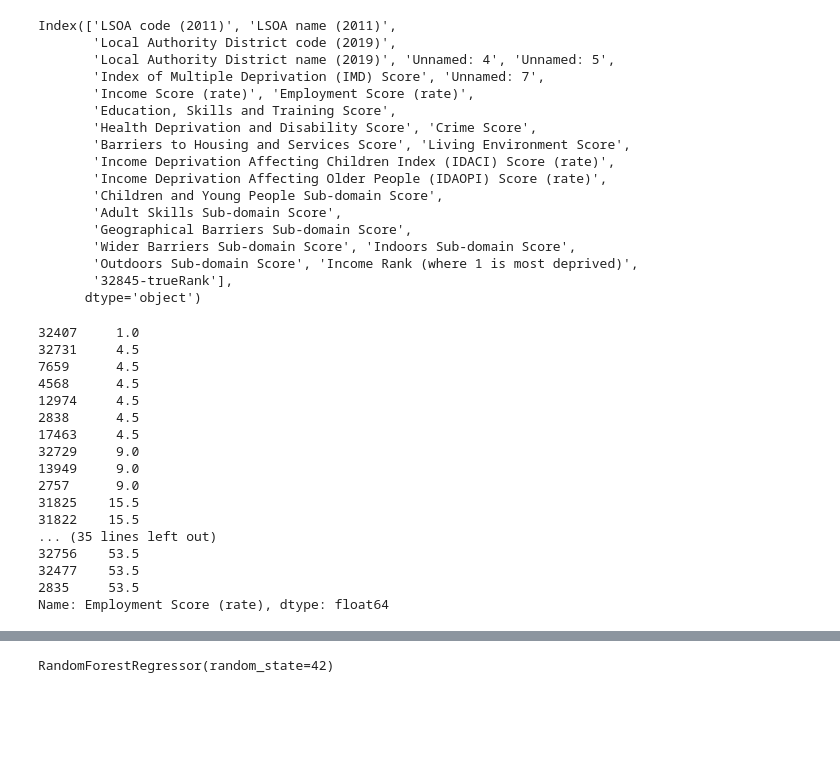
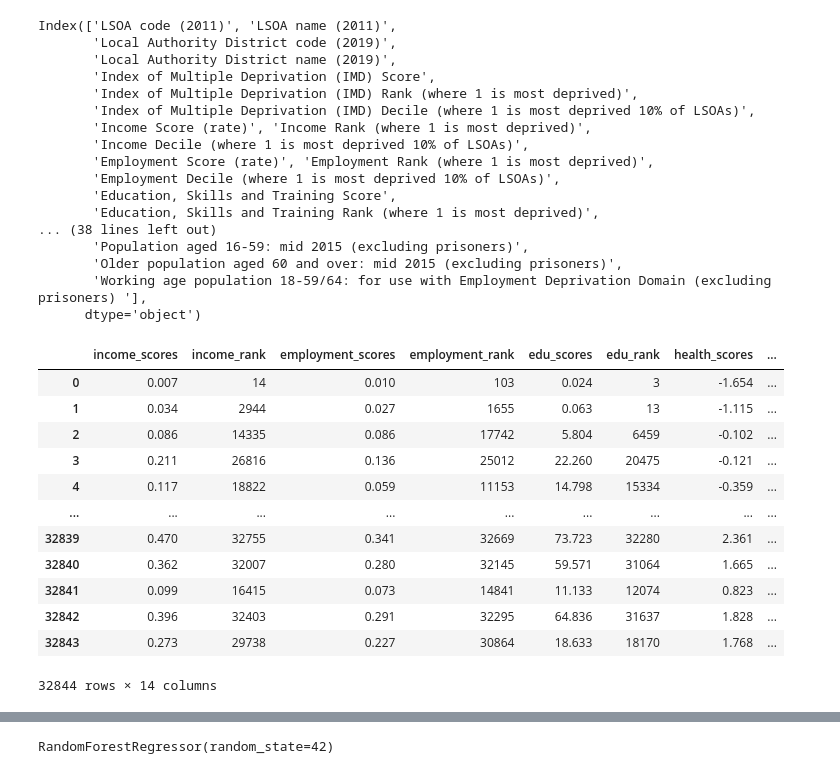
Before and after one commit to Dora-fxh/CASA_Dissertation_XiaohanFeng, a Jupyter notebook: IMD.ipynb, the cells around one changed output, grey strips where cells are left out. Saved outputs shown, nothing was run; the diff lists cells and outputs as text; code cells hidden in the pictures; blank space fills up the shorter version.

```diff
--- a/IMD.ipynb
+++ b/IMD.ipynb
@@ -15,20 +15,22 @@ IndicesPd = pd.read_excel("File_5_-_IoD2019_Scores.xlsx", sheet_name="IoD2019 Sc
+# %%
+IndicesPd=pd.read_csv("File_7_-_All_IoD2019_Scores__Ranks__Deciles_and_Population_Denominators_3.csv")
 # %%
 IndicesPd.columns
 # %% [output]
 Index(['LSOA code (2011)', 'LSOA name (2011)',
        'Local Authority District code (2019)',
-       'Local Authority District name (2019)', 'Unnamed: 4', 'Unnamed: 5',
-       'Index of Multiple Deprivation (IMD) Score', 'Unnamed: 7',
-       'Income Score (rate)', 'Employment Score (rate)',
+       'Local Authority District name (2019)',
+       'Index of Multiple Deprivation (IMD) Score',
+       'Index of Multiple Deprivation (IMD) Rank (where 1 is most deprived)',
+       'Index of Multiple Deprivation (IMD) Decile (where 1 is most deprived 10% of LSOAs)',
+       'Income Score (rate)', 'Income Rank (where 1 is most deprived)',
+       'Income Decile (where 1 is most deprived 10% of LSOAs)',
+       'Employment Score (rate)', 'Employment Rank (where 1 is most deprived)',
+       'Employment Decile (where 1 is most deprived 10% of LSOAs)',
        'Education, Skills and Training Score',
-       'Health Deprivation and Disability Score', 'Crime Score',
-       'Barriers to Housing and Services Score', 'Living Environment Score',
-       'Income Deprivation Affecting Children Index (IDACI) Score (rate)',
-       'Income Deprivation Affecting Older People (IDAOPI) Score (rate)',
-       'Children and Young People Sub-domain Score',
-       'Adult Skills Sub-domain Score',
-       'Geographical Barriers Sub-domain Score',
-       'Wider Barriers Sub-domain Score', 'Indoors Sub-domain Score',
-       'Outdoors Sub-domain Score', 'Income Rank (where 1 is most deprived)',
-       '32845-trueRank'],
+       'Education, Skills and Training Rank (where 1 is most deprived)',
+... (38 lines left out)
+       'Population aged 16-59: mid 2015 (excluding prisoners)',
+       'Older population aged 60 and over: mid 2015 (excluding prisoners)',
+       'Working age population 18-59/64: for use with Employment Deprivation Domain (excluding prisoners) '],
       dtype='object')
@@ -49,20 +37,31 @@ ranks=X.rank()
-# %%
-ranks.iloc[:,1].sort_values().head(50)
-# %% [output]
-32407     1.0
-32731     4.5
-7659      4.5
-4568      4.5
-12974     4.5
-2838      4.5
-17463     4.5
-32729     9.0
-13949     9.0
-2757      9.0
-31825    15.5
-31822    15.5
-... (35 lines left out)
-32756    53.5
-32477    53.5
-2835     53.5
-Name: Employment Score (rate), dtype: float64
+# %%
+X=pd.DataFrame()
+X['income_scores'] =IndicesPd['Income Score (rate)']
+X['income_rank'] =  32845-IndicesPd['Income Rank (where 1 is most deprived)']
+X['employment_scores'] = IndicesPd['Employment Score (rate)']
+X['employment_rank'] =  32845-IndicesPd['Employment Rank (where 1 is most deprived)']
+X['edu_scores'] = IndicesPd['Education, Skills and Training Score']
+X['edu_rank'] =  32845-IndicesPd['Education, Skills and Training Rank (where 1 is most deprived)']
+X['health_scores'] = IndicesPd['Health Deprivation and Disability Score']
+X['health_rank'] =  32845-IndicesPd['Health Deprivation and Disability Rank (where 1 is most deprived)']
+X['crime_scores'] = IndicesPd['Crime Score']
+X['crime_rank'] =  32845-IndicesPd['Crime Rank (where 1 is most deprived)']
+X['house_scores'] = IndicesPd['Barriers to Housing and Services Score']
+X['house_rank'] =  32845-IndicesPd['Barriers to Housing and Services Rank (where 1 is most deprived)']
+X['live_scores']=IndicesPd['Living Environment Score']
+X['live_rank']= 32845-IndicesPd['Living Environment Rank (where 1 is most deprived)']
+X
+# %% [output]
+|  | income_scores | income_rank | employment_scores | employment_rank | edu_scores | edu_rank | health_scores | ... |
+| 0 | 0.007 | 14 | 0.010 | 103 | 0.024 | 3 | -1.654 | ... |
+| 1 | 0.034 | 2944 | 0.027 | 1655 | 0.063 | 13 | -1.115 | ... |
+| 2 | 0.086 | 14335 | 0.086 | 17742 | 5.804 | 6459 | -0.102 | ... |
+| 3 | 0.211 | 26816 | 0.136 | 25012 | 22.260 | 20475 | -0.121 | ... |
+| 4 | 0.117 | 18822 | 0.059 | 11153 | 14.798 | 15334 | -0.359 | ... |
+| ... | ... | ... | ... | ... | ... | ... | ... | ... |
+| 32839 | 0.470 | 32755 | 0.341 | 32669 | 73.723 | 32280 | 2.361 | ... |
+| 32840 | 0.362 | 32007 | 0.280 | 32145 | 59.571 | 31064 | 1.665 | ... |
+| 32841 | 0.099 | 16415 | 0.073 | 14841 | 11.133 | 12074 | 0.823 | ... |
+| 32842 | 0.396 | 32403 | 0.291 | 32295 | 64.836 | 31637 | 1.828 | ... |
+| 32843 | 0.273 | 29738 | 0.227 | 30864 | 18.633 | 18170 | 1.768 | ... |
+32844 rows × 14 columns
```
Also changed, not shown: parts of 23 cells of this notebook, 4 other files.
